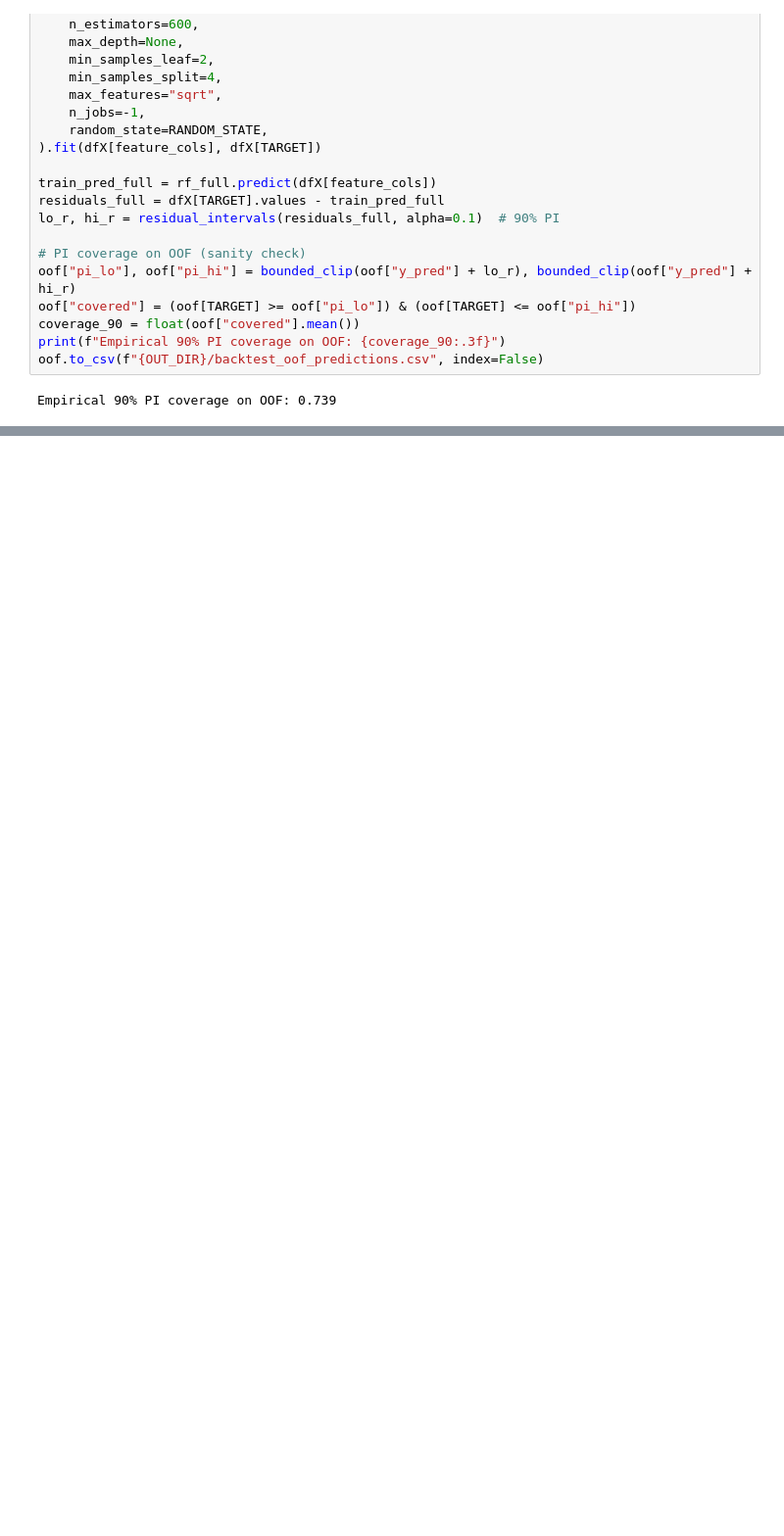
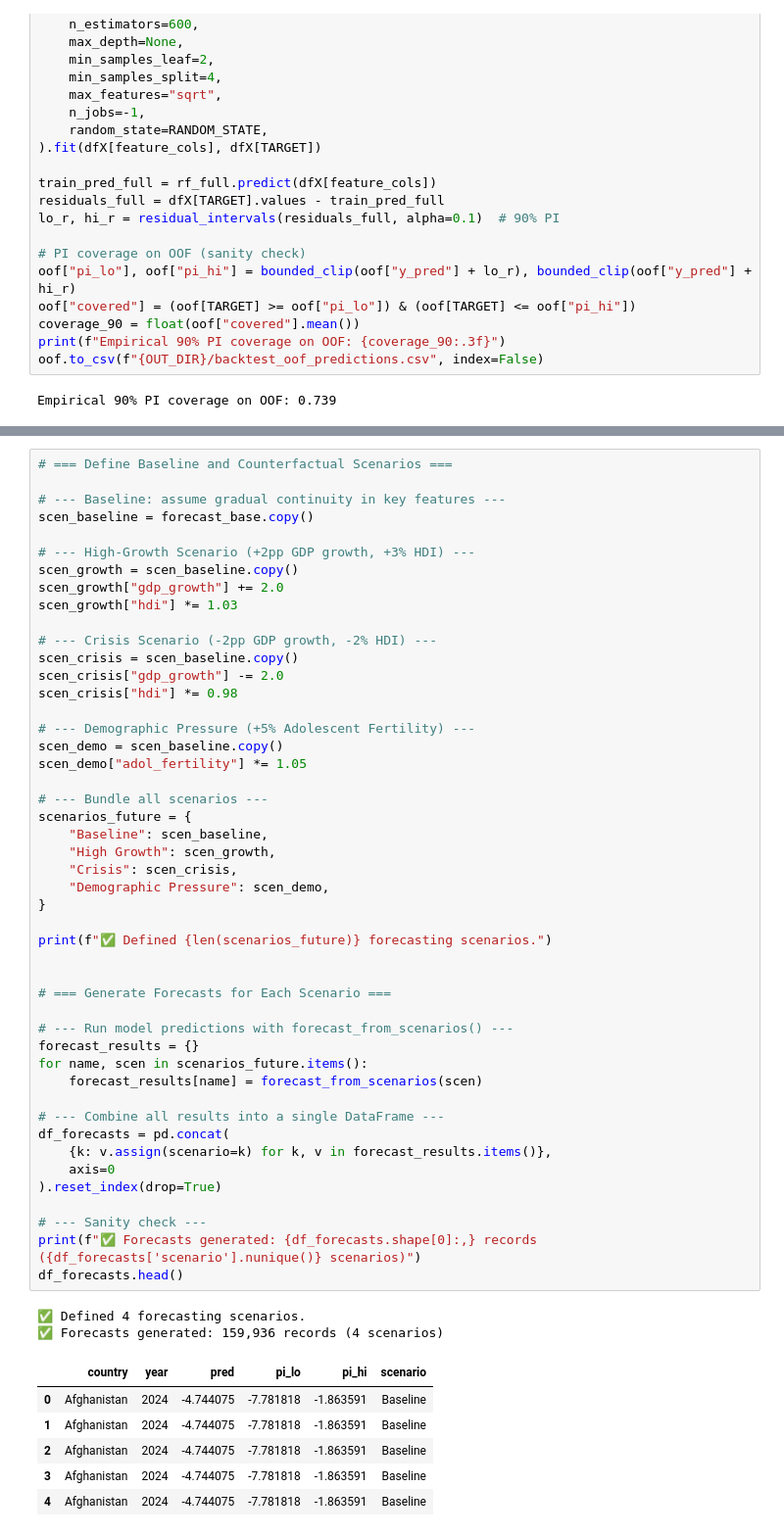
Before and after one commit to gsanaev/forecasting-migration-flows-ml, a Jupyter notebook: notebooks/05-forecasting-validation.ipynb, the cells around one changed output, grey strips where cells are left out. Shown at 98% size. Drawn from its saved outputs; the diff is of its cells as text; blank space fills up the shorter version.

```diff
--- a/notebooks/05-forecasting-validation.ipynb
+++ b/notebooks/05-forecasting-validation.ipynb
@@ -521,0 +493,56 @@ The model demonstrates stable performance across time and income groups, offerin
+# %%
+# === Define Baseline and Counterfactual Scenarios ===
+
+# --- Baseline: assume gradual continuity in key features ---
+scen_baseline = forecast_base.copy()
+
+# --- High-Growth Scenario (+2pp GDP growth, +3% HDI) ---
+scen_growth = scen_baseline.copy()
+scen_growth["gdp_growth"] += 2.0
+scen_growth["hdi"] *= 1.03
+
+# --- Crisis Scenario (-2pp GDP growth, -2% HDI) ---
+scen_crisis = scen_baseline.copy()
+scen_crisis["gdp_growth"] -= 2.0
+scen_crisis["hdi"] *= 0.98
+
+# --- Demographic Pressure (+5% Adolescent Fertility) ---
+scen_demo = scen_baseline.copy()
+scen_demo["adol_fertility"] *= 1.05
+
+# --- Bundle all scenarios ---
+scenarios_future = {
+    "Baseline": scen_baseline,
+    "High Growth": scen_growth,
+    "Crisis": scen_crisis,
+    "Demographic Pressure": scen_demo,
+}
+
+print(f"✅ Defined {len(scenarios_future)} forecasting scenarios.")
+
+
+# === Generate Forecasts for Each Scenario ===
+
+# --- Run model predictions with forecast_from_scenarios() ---
+forecast_results = {}
+for name, scen in scenarios_future.items():
+    forecast_results[name] = forecast_from_scenarios(scen)
+
+# --- Combine all results into a single DataFrame ---
+df_forecasts = pd.concat(
+    {k: v.assign(scenario=k) for k, v in forecast_results.items()},
+    axis=0
+).reset_index(drop=True)
+
+# --- Sanity check ---
+print(f"✅ Forecasts generated: {df_forecasts.shape[0]:,} records ({df_forecasts['scenario'].nunique()} scenarios)")
+df_forecasts.head()
+# %% [output]
+✅ Defined 4 forecasting scenarios.
+✅ Forecasts generated: 159,936 records (4 scenarios)
+|  | country | year | pred | pi_lo | pi_hi | scenario |
+| 0 | Afghanistan | 2024 | -4.744075 | -7.781818 | -1.863591 | Baseline |
+| 1 | Afghanistan | 2024 | -4.744075 | -7.781818 | -1.863591 | Baseline |
+| 2 | Afghanistan | 2024 | -4.744075 | -7.781818 | -1.863591 | Baseline |
+| 3 | Afghanistan | 2024 | -4.744075 | -7.781818 | -1.863591 | Baseline |
+| 4 | Afghanistan | 2024 | -4.744075 | -7.781818 | -1.863591 | Baseline |
```
Also changed, not shown: parts of 26 cells of this notebook, 1 other file.
